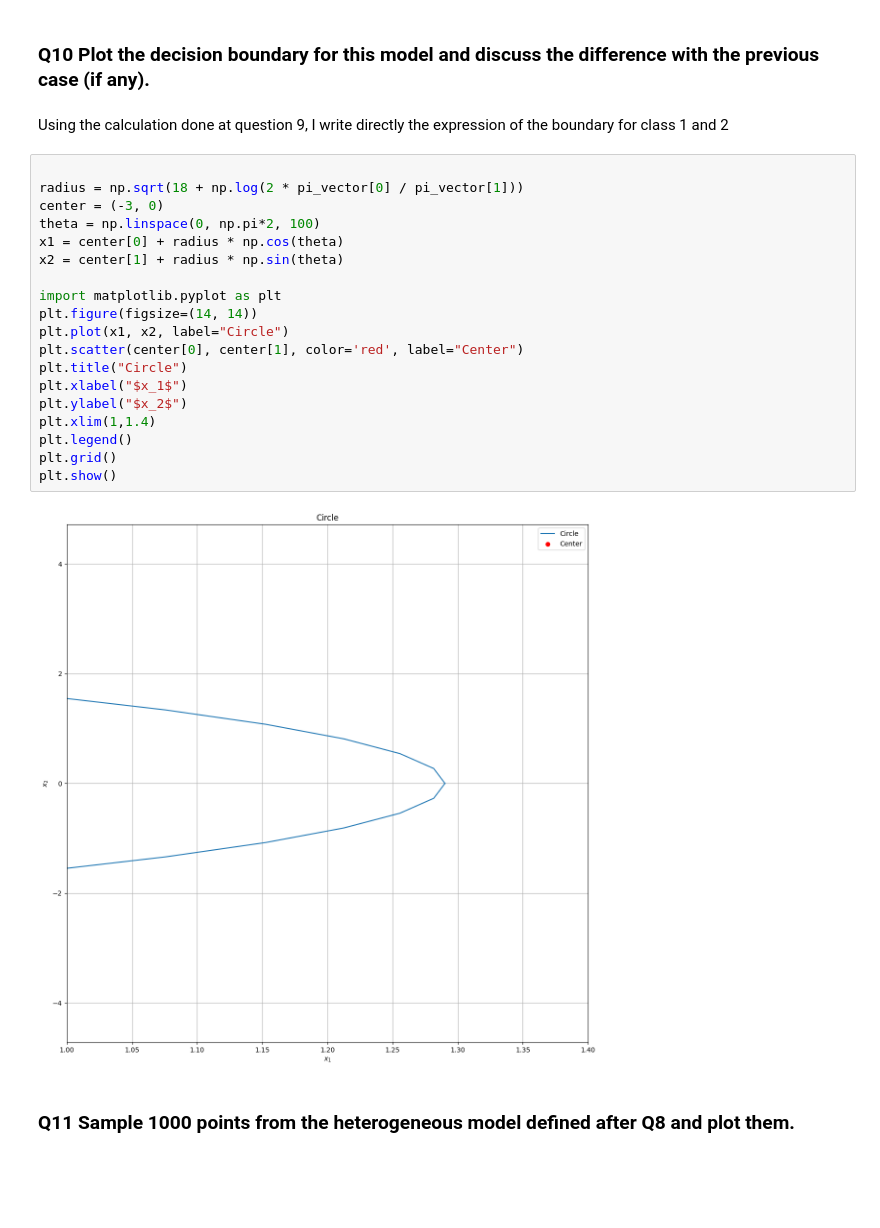
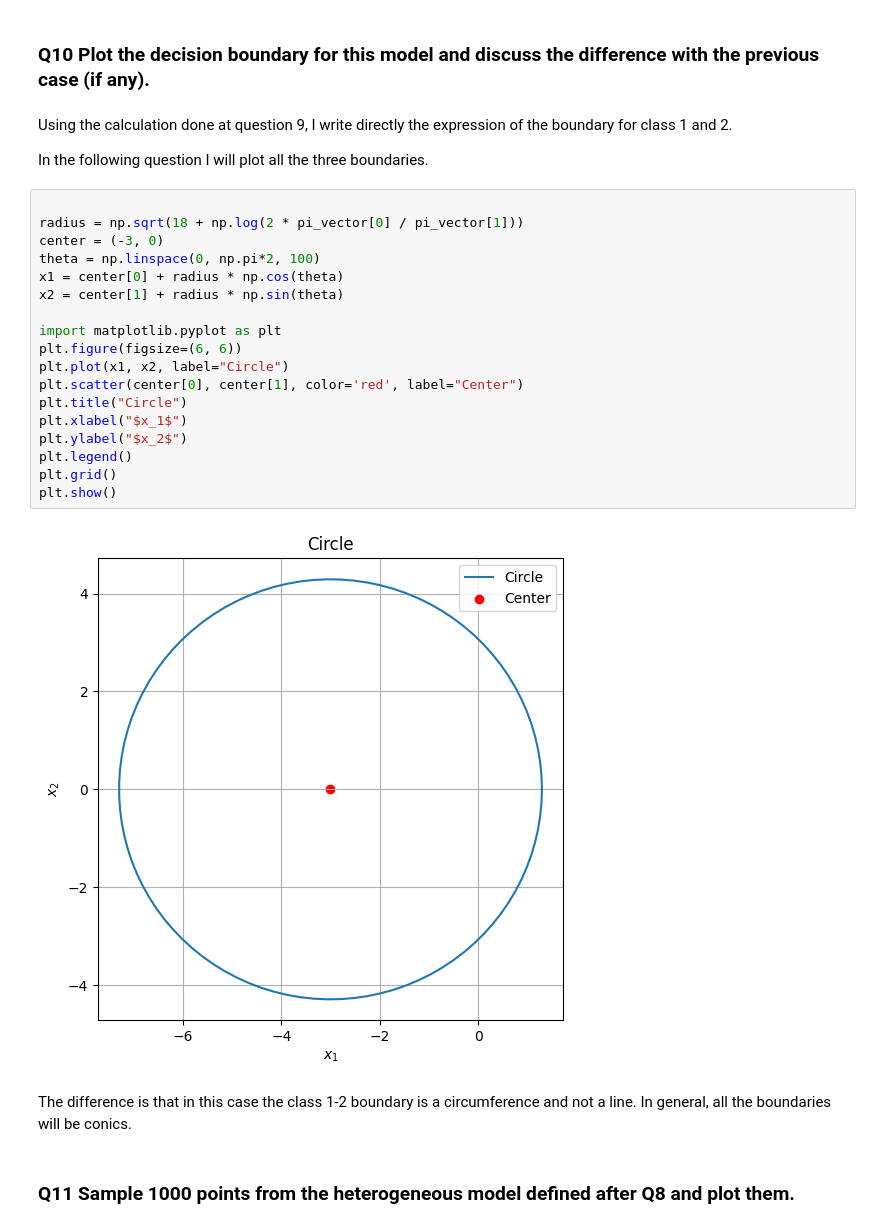
Before and after one commit to AleCardinale/Fundamentals-Inference-Learning, a Jupyter notebook: HW2/hw2_theory.ipynb, the cells around one changed output. Cells and saved outputs as stored; diff of their text form; blank space fills up the shorter version.

```diff
--- a/HW2/hw2_theory.ipynb
+++ b/HW2/hw2_theory.ipynb
@@ -521,27 +434,30 @@ The decision boundary between classes 1 and 2 is the equation of circle with cen
 # %% [markdown]
 ### **Q10** Plot the decision boundary for this model and discuss the difference with the previous case (if any).
 # %% [markdown]
-Using the calculation done at question 9, I write directly the expression of the boundary for class 1 and 2
+Using the calculation done at question 9, I write directly the expression of the boundary for class 1 and 2.
+
+In the following question I will plot all the three boundaries.
 # %%
 
 radius = np.sqrt(18 + np.log(2 * pi_vector[0] / pi_vector[1]))
 center = (-3, 0)
 theta = np.linspace(0, np.pi*2, 100)
 x1 = center[0] + radius * np.cos(theta)
 x2 = center[1] + radius * np.sin(theta)
 
 import matplotlib.pyplot as plt
-plt.figure(figsize=(14, 14))
+plt.figure(figsize=(6, 6))
 plt.plot(x1, x2, label="Circle")
 plt.scatter(center[0], center[1], color='red', label="Center")
 plt.title("Circle")
 plt.xlabel("$x_1$")
 plt.ylabel("$x_2$")
-plt.xlim(1,1.4)
 plt.legend()
 plt.grid()
 plt.show()
 # %% [output]
-[figure, old version]
+[figure, new version]
+# %% [markdown]
+The difference is that in this case the class 1-2 boundary is a circumference and not a line. In general, all the boundaries will be conics.
 # %% [markdown]
 ### **Q11** Sample 1000 points from the heterogeneous model defined after Q8 and plot them.
```
Also changed, not shown: parts of 15 cells of this notebook, 1 other file.
